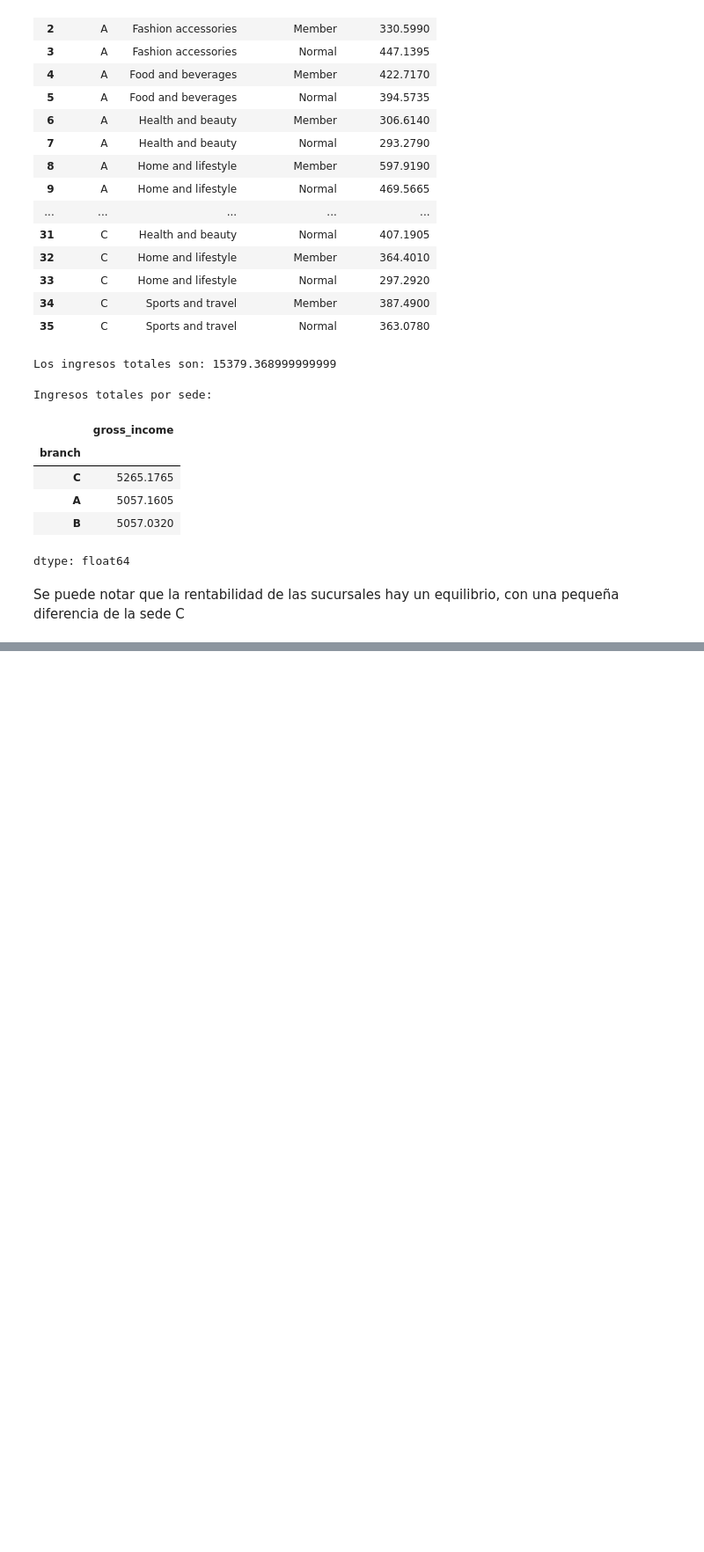
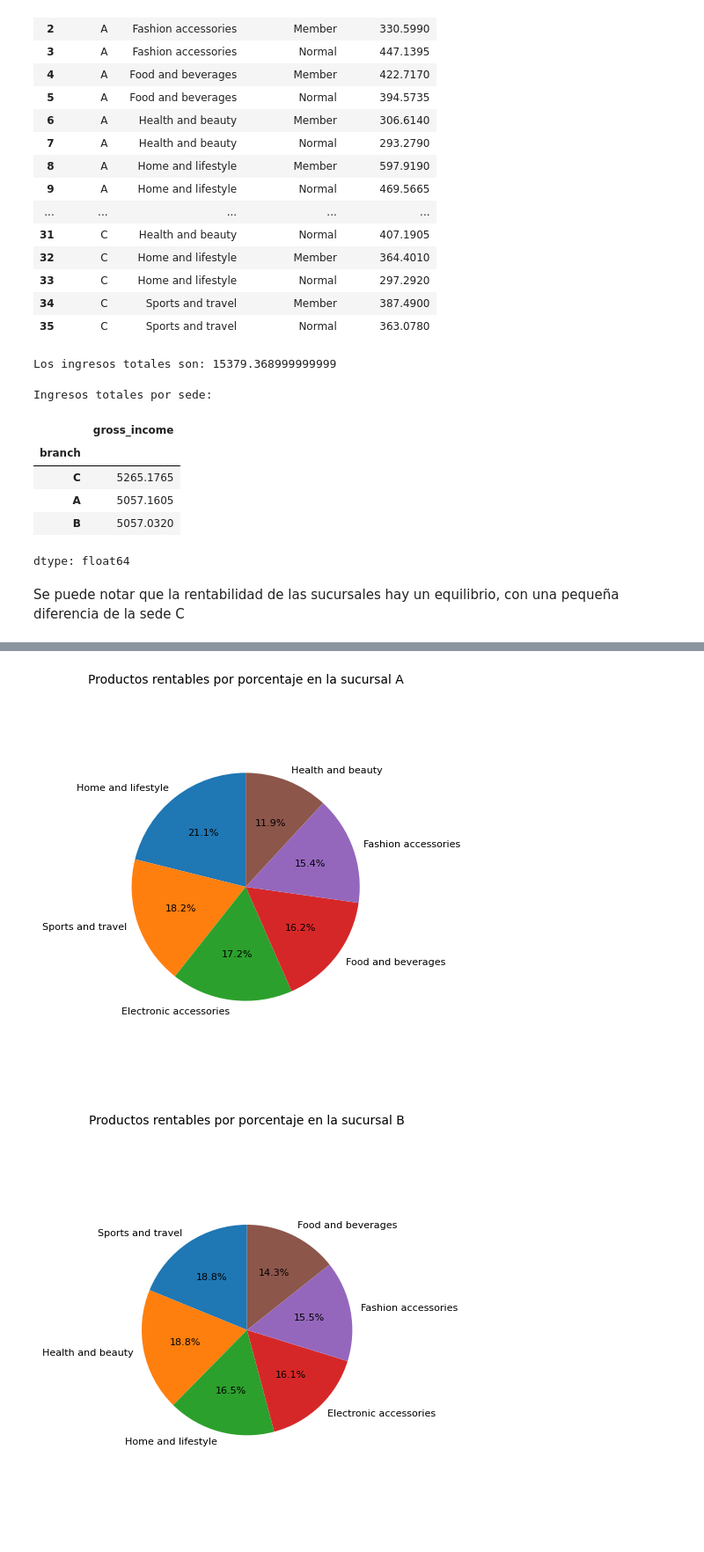
Before and after one commit to mrojash97/dataanalytics, a Jupyter notebook: Python/ANÁLISIS_EDA_Supermarket_Sales.ipynb, the cells around one changed output, grey strips where cells are left out. Shown at 88% size. Saved outputs shown, nothing was run; the diff lists cells and outputs as text; code cells hidden in the pictures; blank space fills up the shorter version.

```diff
--- a/Python/ANÁLISIS_EDA_Supermarket_Sales.ipynb
+++ b/Python/ANÁLISIS_EDA_Supermarket_Sales.ipynb
@@ -197,0 +265,9 @@ Se puede notar que la rentabilidad de las sucursales hay un equilibrio, con una
+# %%
+# Productos más rentables por sucursal:
+
+productos_rentables_sucursal = data.groupby(['branch', 'product_line'])['gross_income'].sum().reset_index()
+
+productos_rentables_sucursal = productos_rentables_sucursal.sort_values(['branch', 'gross_income'], ascending=[True, False])
+
+print("\nProductos más rentables por sucursal:")
+print(productos_rentables_sucursal)
@@ -197,0 +295,26 @@ Se puede notar que la rentabilidad de las sucursales hay un equilibrio, con una
+# %%
+#Graficas de productos más rentables por sucursal, representados en %
+
+#importamos la libreria matplotlib.pyplot
+import matplotlib.pyplot as plt
+
+#Agrupamos las sucursales y calculamos el porcentaje de contribución a los ingresos de cada línea de producto dentro de cada sucursal
+productos_rentables_sucursal_pct = productos_rentables_sucursal.groupby('branch').apply(lambda x: 100 * x['gross_income'] / float(x['gross_income'].sum()), include_groups=False)
+
+
+# Generar gráfico circular para cada sucursal
+for branch in productos_rentables_sucursal_pct.index.levels[0]:
+    branch_data = productos_rentables_sucursal_pct.loc[branch]
+    plt.figure(figsize=(5, 5))  # Ajustar tamaño de la figura para mejor visualización
+
+    # Obtener los nombres de las líneas de producto
+    product_line_names = productos_rentables_sucursal[productos_rentables_sucursal['branch'] == branch]['product_line'].values
+
+    plt.pie(branch_data, labels=product_line_names, autopct='%1.1f%%', startangle=90, textprops={'fontsize': 8}) #Ajustar tamaño de fuente
+    plt.title(f'Productos rentables por porcentaje en la sucursal {branch}', fontsize=10) #Ajustar tamaño de fuente
+    plt.axis('equal')  # Equal aspecto uniforme garantiza que el gráfico circular se dibuje como un círculo..
+    plt.tight_layout() # Ajustar espaciado para evitar que las etiquetas se corten
+    plt.show()
+# %% [output]
+[figure, added]
+[figure, added]
```
Also changed, not shown: parts of 11 cells of this notebook.
